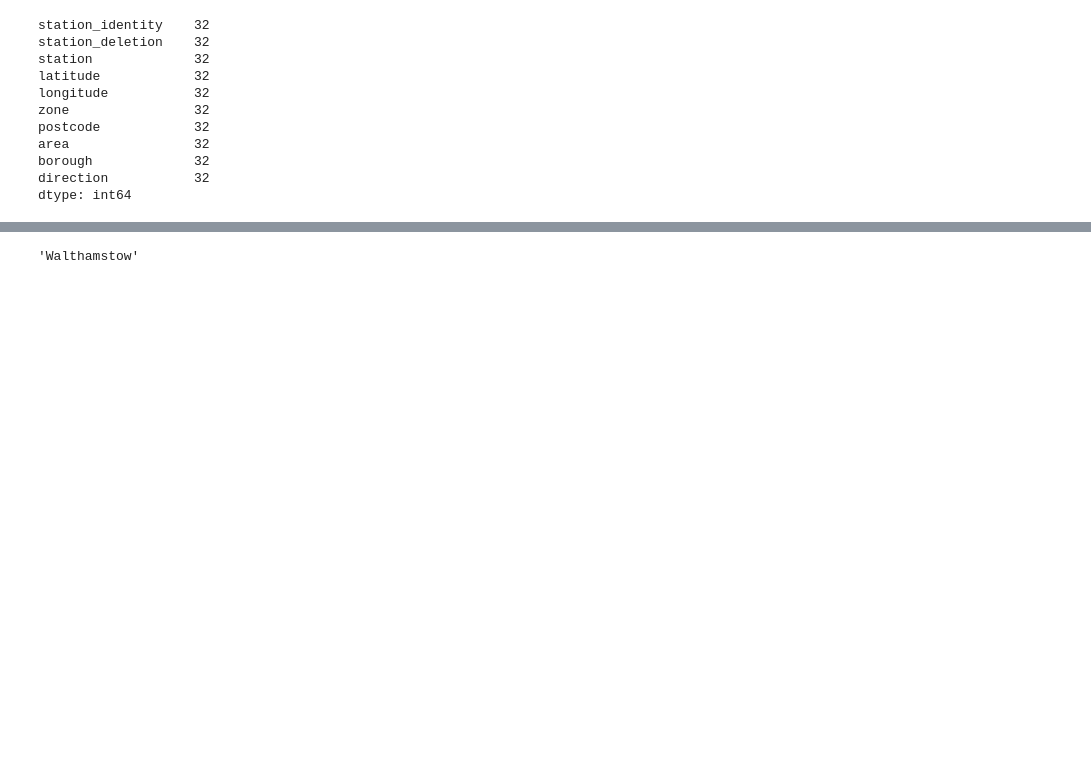
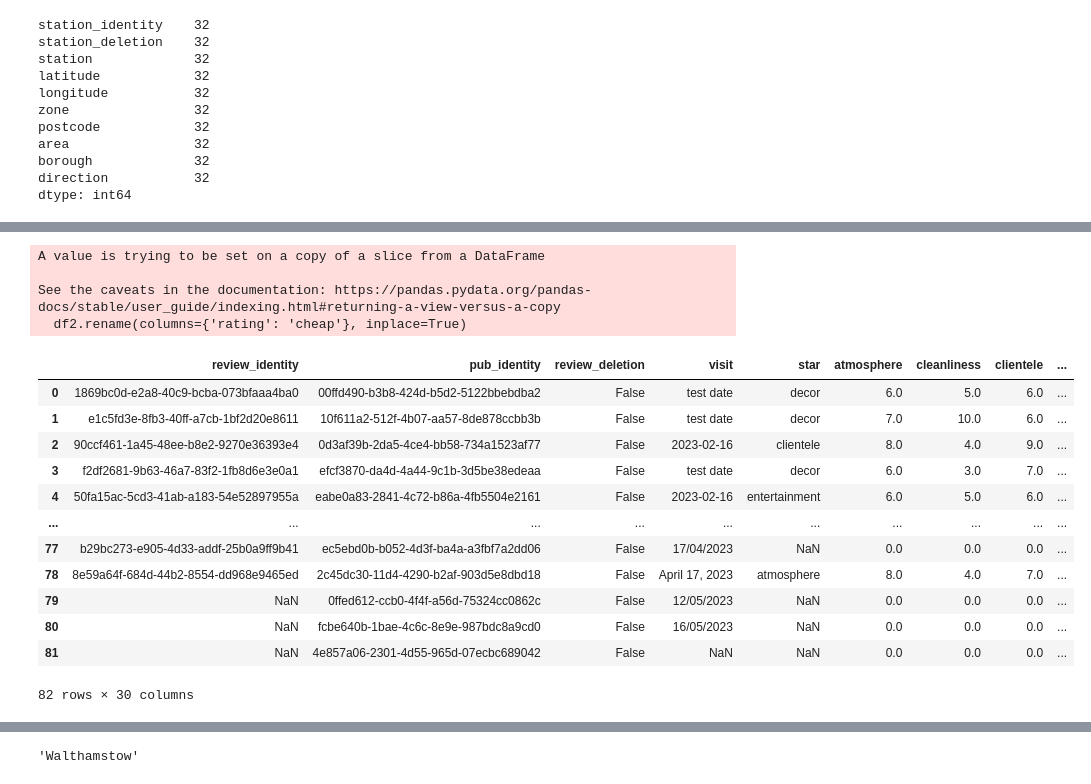
Before and after one commit to cartsmate/thepubcrawls, a Jupyter notebook: stations_edit.ipynb, the cells around one changed output, grey strips where cells are left out. Saved outputs shown, nothing was run; the diff lists cells and outputs as text; code cells hidden in the pictures; blank space fills up the shorter version.

```diff
--- a/stations_edit.ipynb
+++ b/stations_edit.ipynb
@@ -111,3 +174,25 @@ dtype: int64
 df_boroughs = pd.DataFrame(df_stations_again['borough'].unique())
 # df_boroughs
 df.groupby(['col5', 'col2']).size()
+# %%
+df2.rename(columns={'rating': 'cheap'}, inplace=True)
+df2.to_csv(cwd + '/files/scores.csv', index=False, sep=',', encoding='utf-8')
+df2
+# %% [output]
+A value is trying to be set on a copy of a slice from a DataFrame
+
+See the caveats in the documentation: https://pandas.pydata.org/pandas-docs/stable/user_guide/indexing.html#returning-a-view-versus-a-copy
+  df2.rename(columns={'rating': 'cheap'}, inplace=True)
+|  | review_identity | pub_identity | review_deletion | visit | star | atmosphere | cleanliness | clientele | ... |
+| 0 | 1869bc0d-e2a8-40c9-bcba-073bfaaa4ba0 | 00ffd490-b3b8-424d-b5d2-5122bbebdba2 | False | test date | decor | 6.0 | 5.0 | 6.0 | ... |
+| 1 | e1c5fd3e-8fb3-40ff-a7cb-1bf2d20e8611 | 10f611a2-512f-4b07-aa57-8de878ccbb3b | False | test date | decor | 7.0 | 10.0 | 6.0 | ... |
+| 2 | 90ccf461-1a45-48ee-b8e2-9270e36393e4 | 0d3af39b-2da5-4ce4-bb58-734a1523af77 | False | 2023-02-16 | clientele | 8.0 | 4.0 | 9.0 | ... |
+| 3 | f2df2681-9b63-46a7-83f2-1fb8d6e3e0a1 | efcf3870-da4d-4a44-9c1b-3d5be38edeaa | False | test date | decor | 6.0 | 3.0 | 7.0 | ... |
+| 4 | 50fa15ac-5cd3-41ab-a183-54e52897955a | eabe0a83-2841-4c72-b86a-4fb5504e2161 | False | 2023-02-16 | entertainment | 6.0 | 5.0 | 6.0 | ... |
+| ... | ... | ... | ... | ... | ... | ... | ... | ... | ... |
+| 77 | b29bc273-e905-4d33-addf-25b0a9ff9b41 | ec5ebd0b-b052-4d3f-ba4a-a3fbf7a2dd06 | False | 17/04/2023 | NaN | 0.0 | 0.0 | 0.0 | ... |
+| 78 | 8e59a64f-684d-44b2-8554-dd968e9465ed | 2c45dc30-11d4-4290-b2af-903d5e8dbd18 | False | April 17, 2023 | atmosphere | 8.0 | 4.0 | 7.0 | ... |
+| 79 | NaN | 0ffed612-ccb0-4f4f-a56d-75324cc0862c | False | 12/05/2023 | NaN | 0.0 | 0.0 | 0.0 | ... |
+| 80 | NaN | fcbe640b-1bae-4c6c-8e9e-987bdc8a9cd0 | False | 16/05/2023 | NaN | 0.0 | 0.0 | 0.0 | ... |
+| 81 | NaN | 4e857a06-2301-4d55-965d-07ecbc689042 | False | NaN | NaN | 0.0 | 0.0 | 0.0 | ... |
+82 rows × 30 columns
```
Also changed, not shown: parts of 5 cells of this notebook, 24 other files.
